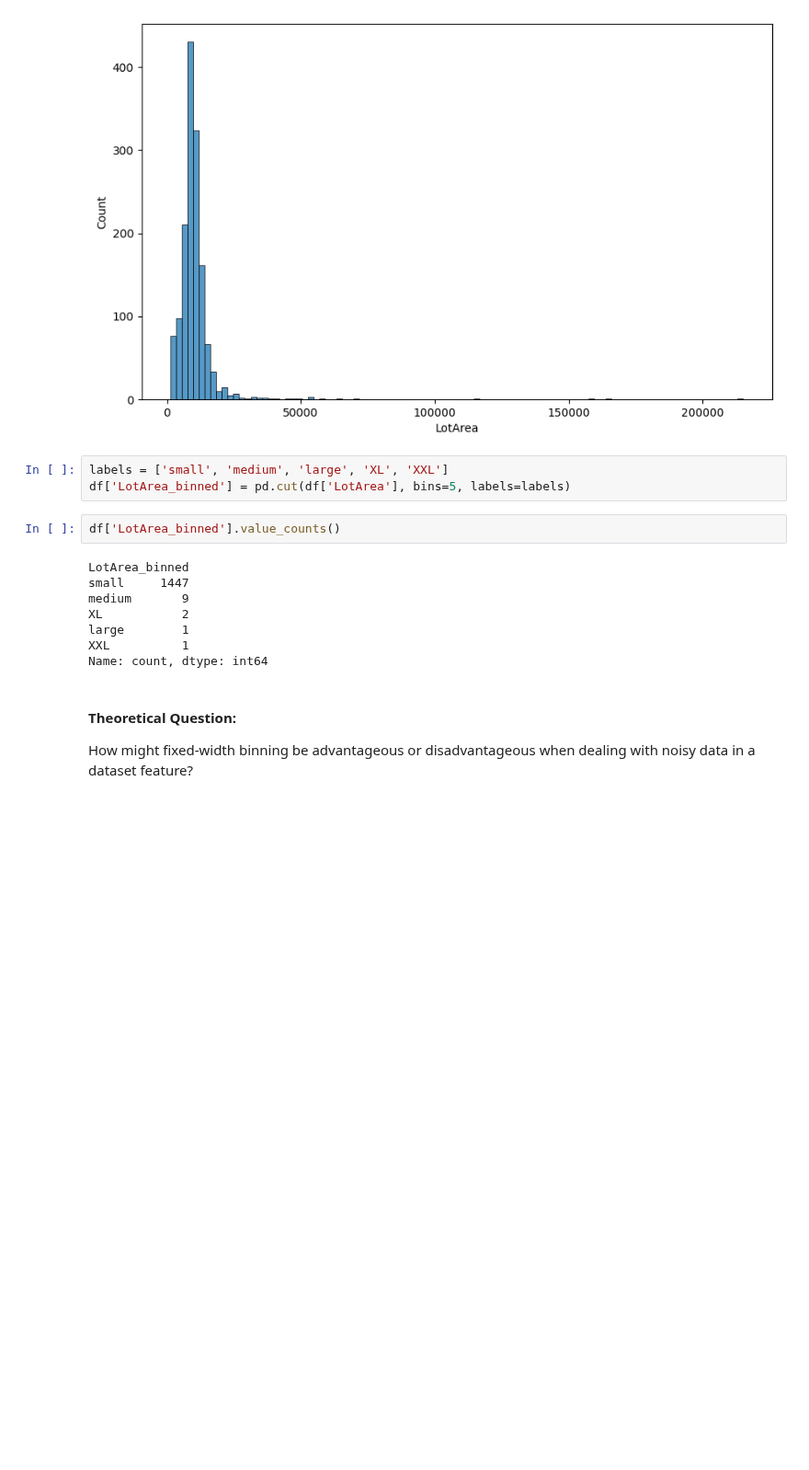
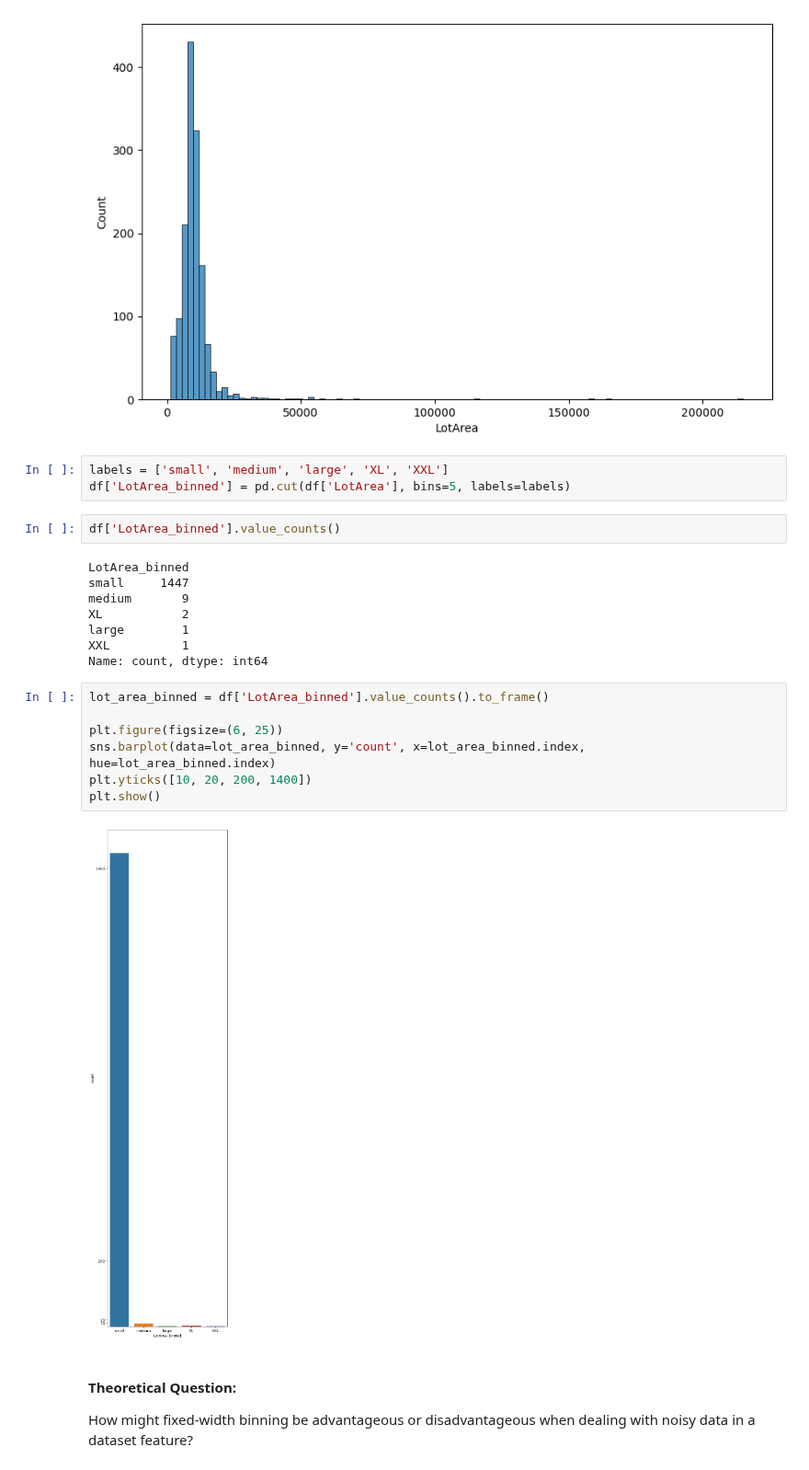
Before and after one commit to jordanriver/DScourse, a Jupyter notebook: Homework/meeting_16_quick_exercise_jordan.ipynb, the cells around one changed output. Shown at 92% size. Saved outputs shown, nothing was run; the diff lists cells and outputs as text; blank space fills up the shorter version.

```diff
--- a/Homework/meeting_16_quick_exercise_jordan.ipynb
+++ b/Homework/meeting_16_quick_exercise_jordan.ipynb
@@ -40,6 +40,15 @@ XL           2
 large        1
 XXL          1
 Name: count, dtype: int64
+# %%
+lot_area_binned = df['LotArea_binned'].value_counts().to_frame()
+
+plt.figure(figsize=(6, 25))
+sns.barplot(data=lot_area_binned, y='count', x=lot_area_binned.index, hue=lot_area_binned.index)
+plt.yticks([10, 20, 200, 1400])
+plt.show()
+# %% [output]
+[figure, added]
 # %% [markdown]
 #### Theoretical Question:
 How might fixed-width binning be advantageous or disadvantageous when dealing with noisy data in a dataset feature?
```
Also changed, not shown: parts of 1 cell of this notebook.
